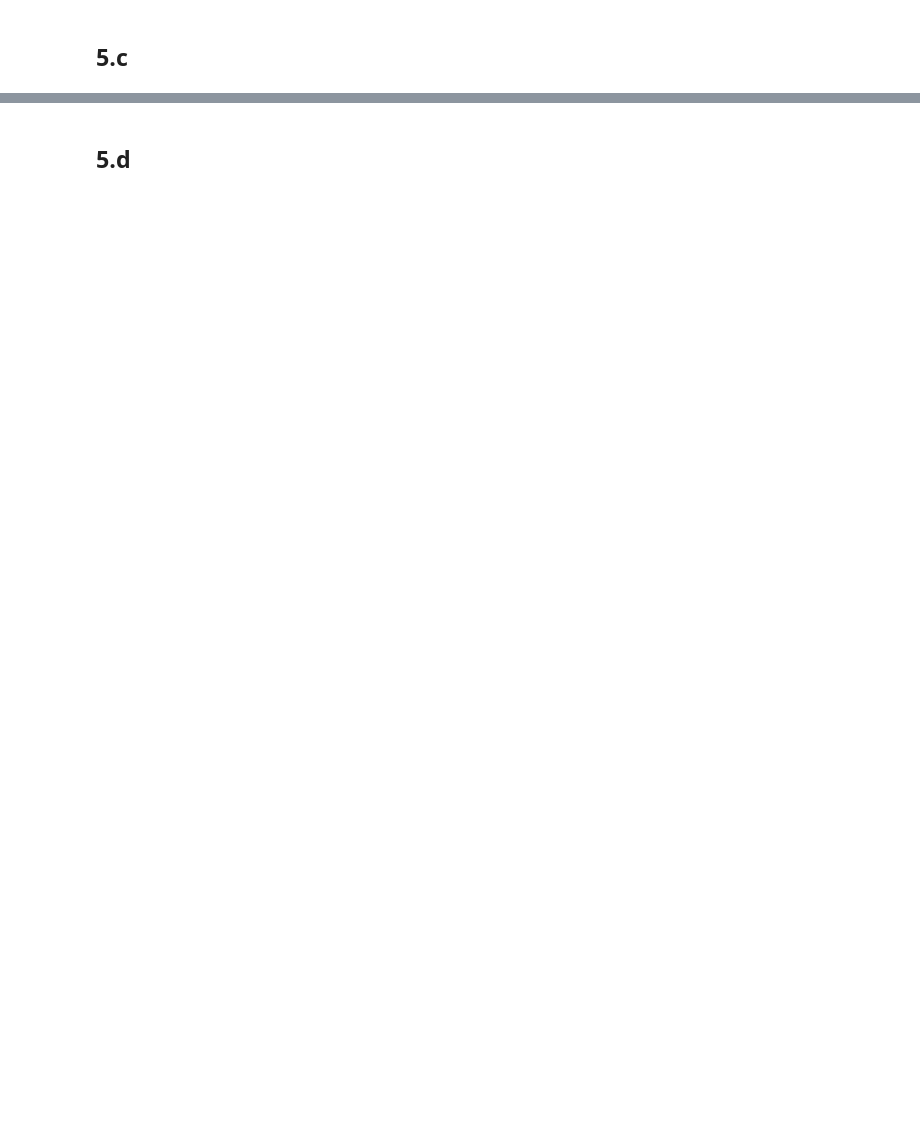
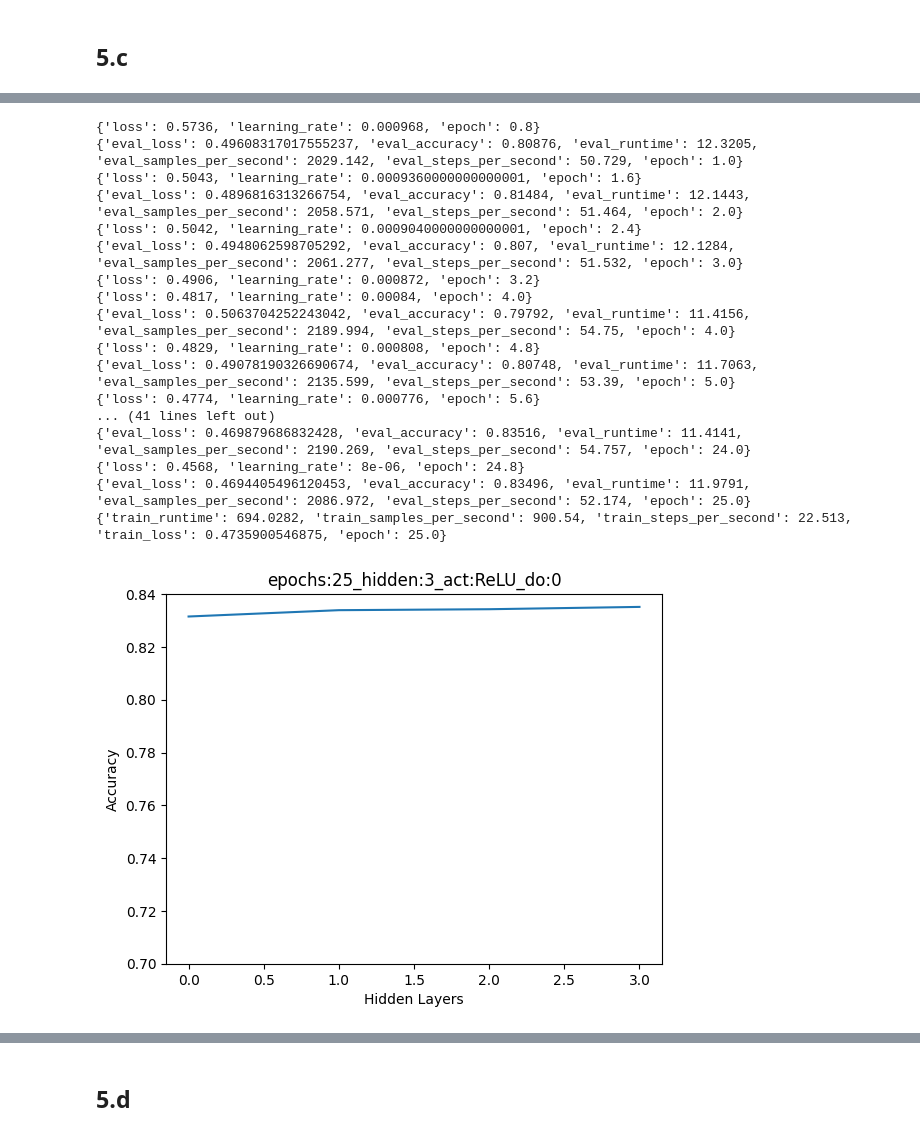
Before and after one commit to edenlum/NLP, a Jupyter notebook: HW2/q5_DAN.ipynb, the cells around one changed output, grey strips where cells are left out. Cells and saved outputs as stored; diff of their text form; code cells hidden in the pictures; blank space fills up the shorter version.

```diff
--- a/HW2/q5_DAN.ipynb
+++ b/HW2/q5_DAN.ipynb
@@ -257,13 +374,17 @@ for d in dropouts:
 # %% [markdown]
 ## 5.c
 # %%
-hidden_layers = range(4)
+hidden_layers = list(range(0, 4))
 
+hl_trainers = []
 for h in hidden_layers:
-  num_train_epochs=20
+  num_train_epochs=25
   num_hidden_layers=h
   activation="ReLU"
-  title = f"epochs:{num_train_epochs}_hidden:{h}_act:{activation}_do:{d}"
-  trainer = configure_model(num_train_epochs=num_train_epochs, num_hidden_layers=num_hidden_layers, dropout=1, activation=nn.ReLU())
+  title = f"epochs:{num_train_epochs}_hidden:{h}_act:{activation}_do:{0}"
+  trainer = configure_model(num_train_epochs=num_train_epochs, num_hidden_layers=num_hidden_layers, dropout=0, activation=nn.ReLU())
   trainer.train()
-  plot_accuracy(num_train_epochs, trainer, title)
+  hl_trainers.append(trainer)
+
+plot_by_slice(hidden_layers, "Hidden Layers", hl_trainers)
+# %% [output]
@@ -269,0 +442,18 @@ for h in hidden_layers:
+{'loss': 0.5736, 'learning_rate': 0.000968, 'epoch': 0.8}
+{'eval_loss': 0.49608317017555237, 'eval_accuracy': 0.80876, 'eval_runtime': 12.3205, 'eval_samples_per_second': 2029.142, 'eval_steps_per_second': 50.729, 'epoch': 1.0}
+{'loss': 0.5043, 'learning_rate': 0.0009360000000000001, 'epoch': 1.6}
+{'eval_loss': 0.4896816313266754, 'eval_accuracy': 0.81484, 'eval_runtime': 12.1443, 'eval_samples_per_second': 2058.571, 'eval_steps_per_second': 51.464, 'epoch': 2.0}
+{'loss': 0.5042, 'learning_rate': 0.0009040000000000001, 'epoch': 2.4}
+{'eval_loss': 0.4948062598705292, 'eval_accuracy': 0.807, 'eval_runtime': 12.1284, 'eval_samples_per_second': 2061.277, 'eval_steps_per_second': 51.532, 'epoch': 3.0}
+{'loss': 0.4906, 'learning_rate': 0.000872, 'epoch': 3.2}
+{'loss': 0.4817, 'learning_rate': 0.00084, 'epoch': 4.0}
+{'eval_loss': 0.5063704252243042, 'eval_accuracy': 0.79792, 'eval_runtime': 11.4156, 'eval_samples_per_second': 2189.994, 'eval_steps_per_second': 54.75, 'epoch': 4.0}
+{'loss': 0.4829, 'learning_rate': 0.000808, 'epoch': 4.8}
+{'eval_loss': 0.49078190326690674, 'eval_accuracy': 0.80748, 'eval_runtime': 11.7063, 'eval_samples_per_second': 2135.599, 'eval_steps_per_second': 53.39, 'epoch': 5.0}
+{'loss': 0.4774, 'learning_rate': 0.000776, 'epoch': 5.6}
+... (41 lines left out)
+{'eval_loss': 0.469879686832428, 'eval_accuracy': 0.83516, 'eval_runtime': 11.4141, 'eval_samples_per_second': 2190.269, 'eval_steps_per_second': 54.757, 'epoch': 24.0}
+{'loss': 0.4568, 'learning_rate': 8e-06, 'epoch': 24.8}
+{'eval_loss': 0.4694405496120453, 'eval_accuracy': 0.83496, 'eval_runtime': 11.9791, 'eval_samples_per_second': 2086.972, 'eval_steps_per_second': 52.174, 'epoch': 25.0}
+{'train_runtime': 694.0282, 'train_samples_per_second': 900.54, 'train_steps_per_second': 22.513, 'train_loss': 0.4735900546875, 'epoch': 25.0}
+[figure, added]
```
Also changed, not shown: parts of 13 cells of this notebook.
